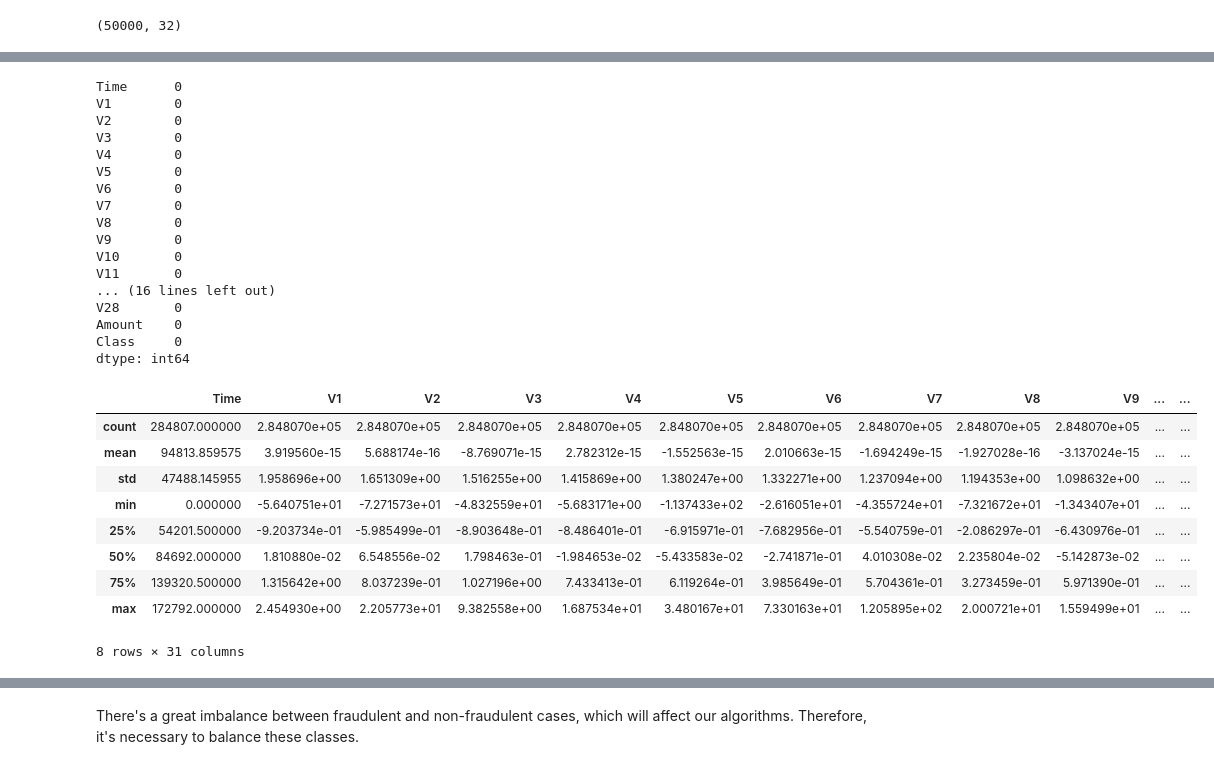
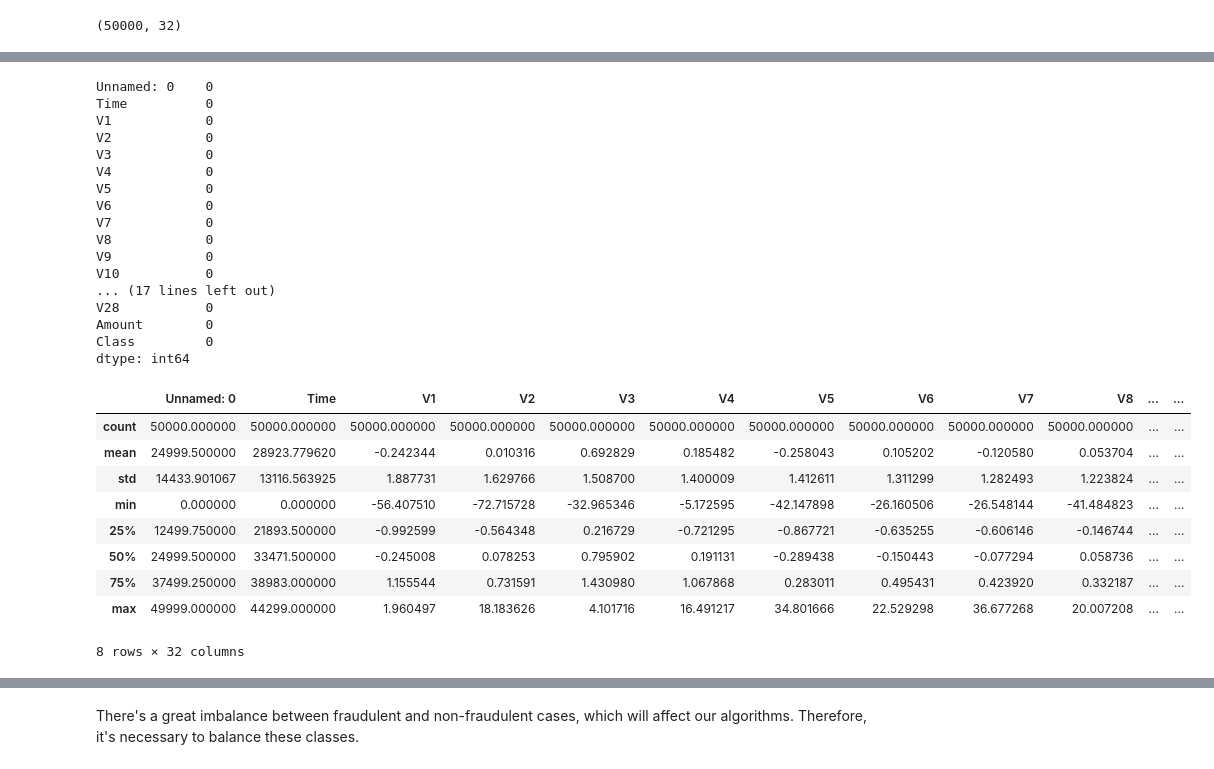
Before and after one commit to tthien92/Fraud_data_autoML, a Jupyter notebook: Fraud Detection with AutoML.ipynb, the cells around one changed output, grey strips where cells are left out. Cells and saved outputs as stored; diff of their text form; code cells hidden in the pictures.

```diff
--- a/Fraud Detection with AutoML.ipynb
+++ b/Fraud Detection with AutoML.ipynb
@@ -63,37 +98,37 @@ memory usage: 67.4 MB
 # %%
 #overview if any null values are present; none here
-df.isna().sum()
+train.isna().sum()
 # %% [output]
-Time      0
-V1        0
-V2        0
-V3        0
-V4        0
-V5        0
-V6        0
-V7        0
-V8        0
-V9        0
-V10       0
-V11       0
-... (16 lines left out)
-V28       0
-Amount    0
-Class     0
+Unnamed: 0    0
+Time          0
+V1            0
+V2            0
+V3            0
+V4            0
+V5            0
+V6            0
+V7            0
+V8            0
+V9            0
+V10           0
+... (17 lines left out)
+V28           0
+Amount        0
+Class         0
 dtype: int64
 # %%
 #a good way to find placeholder nulls in numerical data. Usually this means looking at the min/max of each feature for any
 #extremes; data doesn't seem to contain placeholder nulls or outliers
-df.describe()
+train.describe()
 # %% [output]
-|  | Time | V1 | V2 | V3 | V4 | V5 | V6 | V7 | V8 | V9 | ... | ... |
-| count | 284807.000000 | 2.848070e+05 | 2.848070e+05 | 2.848070e+05 | 2.848070e+05 | 2.848070e+05 | 2.848070e+05 | 2.848070e+05 | 2.848070e+05 | 2.848070e+05 | ... | ... |
-| mean | 94813.859575 | 3.919560e-15 | 5.688174e-16 | -8.769071e-15 | 2.782312e-15 | -1.552563e-15 | 2.010663e-15 | -1.694249e-15 | -1.927028e-16 | -3.137024e-15 | ... | ... |
-| std | 47488.145955 | 1.958696e+00 | 1.651309e+00 | 1.516255e+00 | 1.415869e+00 | 1.380247e+00 | 1.332271e+00 | 1.237094e+00 | 1.194353e+00 | 1.098632e+00 | ... | ... |
-| min | 0.000000 | -5.640751e+01 | -7.271573e+01 | -4.832559e+01 | -5.683171e+00 | -1.137433e+02 | -2.616051e+01 | -4.355724e+01 | -7.321672e+01 | -1.343407e+01 | ... | ... |
-| 25% | 54201.500000 | -9.203734e-01 | -5.985499e-01 | -8.903648e-01 | -8.486401e-01 | -6.915971e-01 | -7.682956e-01 | -5.540759e-01 | -2.086297e-01 | -6.430976e-01 | ... | ... |
-| 50% | 84692.000000 | 1.810880e-02 | 6.548556e-02 | 1.798463e-01 | -1.984653e-02 | -5.433583e-02 | -2.741871e-01 | 4.010308e-02 | 2.235804e-02 | -5.142873e-02 | ... | ... |
-| 75% | 139320.500000 | 1.315642e+00 | 8.037239e-01 | 1.027196e+00 | 7.433413e-01 | 6.119264e-01 | 3.985649e-01 | 5.704361e-01 | 3.273459e-01 | 5.971390e-01 | ... | ... |
-| max | 172792.000000 | 2.454930e+00 | 2.205773e+01 | 9.382558e+00 | 1.687534e+01 | 3.480167e+01 | 7.330163e+01 | 1.205895e+02 | 2.000721e+01 | 1.559499e+01 | ... | ... |
+|  | Unnamed: 0 | Time | V1 | V2 | V3 | V4 | V5 | V6 | V7 | V8 | ... | ... |
+| count | 50000.000000 | 50000.000000 | 50000.000000 | 50000.000000 | 50000.000000 | 50000.000000 | 50000.000000 | 50000.000000 | 50000.000000 | 50000.000000 | ... | ... |
+| mean | 24999.500000 | 28923.779620 | -0.242344 | 0.010316 | 0.692829 | 0.185482 | -0.258043 | 0.105202 | -0.120580 | 0.053704 | ... | ... |
+| std | 14433.901067 | 13116.563925 | 1.887731 | 1.629766 | 1.508700 | 1.400009 | 1.412611 | 1.311299 | 1.282493 | 1.223824 | ... | ... |
+| min | 0.000000 | 0.000000 | -56.407510 | -72.715728 | -32.965346 | -5.172595 | -42.147898 | -26.160506 | -26.548144 | -41.484823 | ... | ... |
+| 25% | 12499.750000 | 21893.500000 | -0.992599 | -0.564348 | 0.216729 | -0.721295 | -0.867721 | -0.635255 | -0.606146 | -0.146744 | ... | ... |
+| 50% | 24999.500000 | 33471.500000 | -0.245008 | 0.078253 | 0.795902 | 0.191131 | -0.289438 | -0.150443 | -0.077294 | 0.058736 | ... | ... |
+| 75% | 37499.250000 | 38983.000000 | 1.155544 | 0.731591 | 1.430980 | 1.067868 | 0.283011 | 0.495431 | 0.423920 | 0.332187 | ... | ... |
+| max | 49999.000000 | 44299.000000 | 1.960497 | 18.183626 | 4.101716 | 16.491217 | 34.801666 | 22.529298 | 36.677268 | 20.007208 | ... | ... |
-8 rows × 31 columns
+8 rows × 32 columns
 # %%
```
Also changed, not shown: parts of 36 cells of this notebook.
